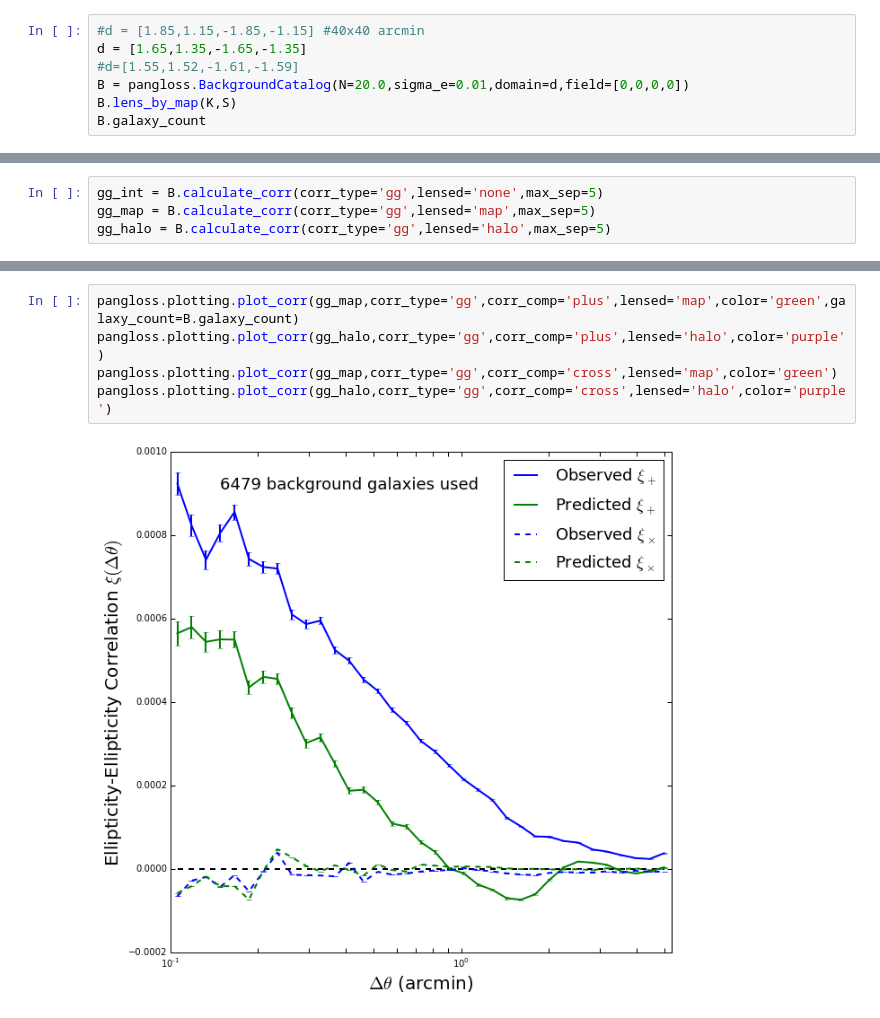
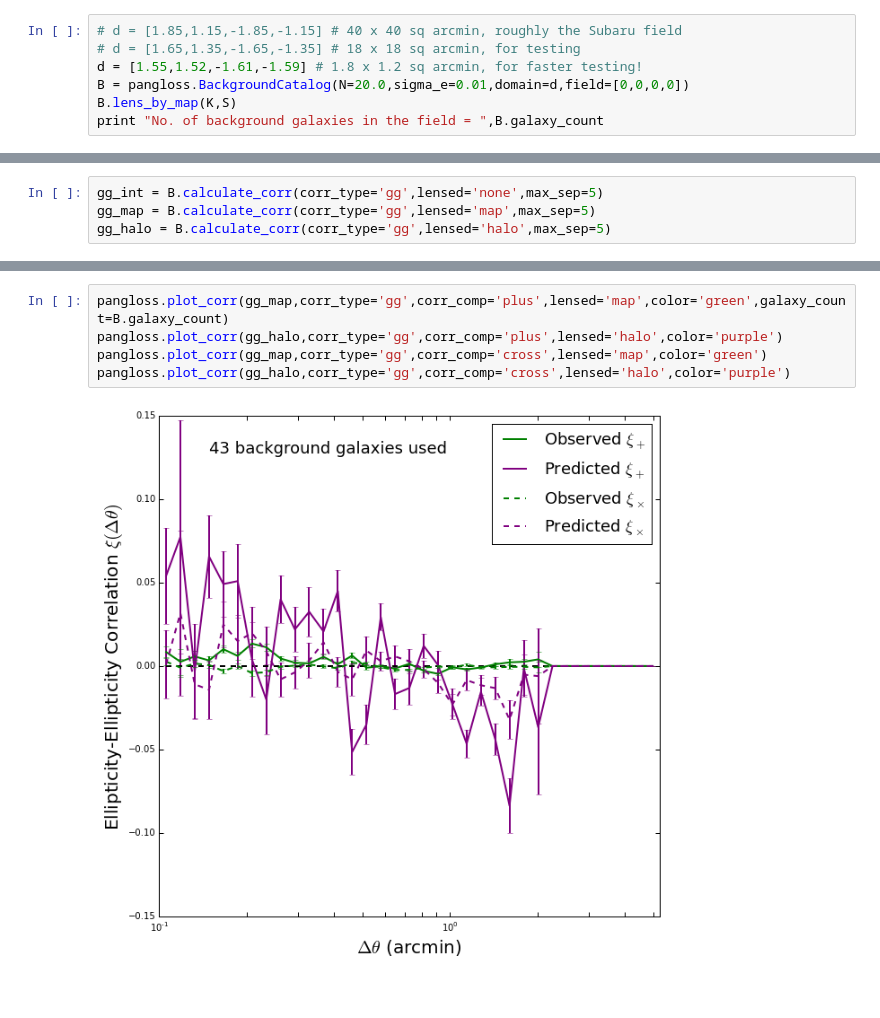
Before and after one commit to drphilmarshall/Pangloss, a Jupyter notebook: demos/LensByHalos.ipynb, the cells around one changed output, grey strips where cells are left out. Cells and saved outputs as stored; diff of their text form.

Commit message:
Edits required to make demo/LensByHalos work for PJM.

```diff
--- a/demos/LensByHalos.ipynb
+++ b/demos/LensByHalos.ipynb
@@ -36,8 +39,8 @@ Generate a background galaxy catalog in a small part of the same field with 10 s
 # %%
-#d = [1.85,1.15,-1.85,-1.15] #40x40 arcmin
-d = [1.65,1.35,-1.65,-1.35]
-#d=[1.55,1.52,-1.61,-1.59]
+# d = [1.85,1.15,-1.85,-1.15] # 40 x 40 sq arcmin, roughly the Subaru field
+# d = [1.65,1.35,-1.65,-1.35] # 18 x 18 sq arcmin, for testing
+d = [1.55,1.52,-1.61,-1.59] # 1.8 x 1.2 sq arcmin, for faster testing!
 B = pangloss.BackgroundCatalog(N=20.0,sigma_e=0.01,domain=d,field=[0,0,0,0])
 B.lens_by_map(K,S)
-B.galaxy_count
+print "No. of background galaxies in the field = ",B.galaxy_count
 # %% [output]
@@ -95,7 +107,7 @@ pangloss.plotting.plot_corr(gg_halo,corr_type='gg',corr_comp='plus',lensed='halo
 # %%
-pangloss.plotting.plot_corr(gg_map,corr_type='gg',corr_comp='plus',lensed='map',color='green',galaxy_count=B.galaxy_count)
-pangloss.plotting.plot_corr(gg_halo,corr_type='gg',corr_comp='plus',lensed='halo',color='purple')
-pangloss.plotting.plot_corr(gg_map,corr_type='gg',corr_comp='cross',lensed='map',color='green')
-pangloss.plotting.plot_corr(gg_halo,corr_type='gg',corr_comp='cross',lensed='halo',color='purple')
+pangloss.plot_corr(gg_map,corr_type='gg',corr_comp='plus',lensed='map',color='green',galaxy_count=B.galaxy_count)
+pangloss.plot_corr(gg_halo,corr_type='gg',corr_comp='plus',lensed='halo',color='purple')
+pangloss.plot_corr(gg_map,corr_type='gg',corr_comp='cross',lensed='map',color='green')
+pangloss.plot_corr(gg_halo,corr_type='gg',corr_comp='cross',lensed='halo',color='purple')
 # %% [output]
-[figure, old version]
+[figure, new version]
```
Also changed, not shown: parts of 12 cells of this notebook, 7 other files.
